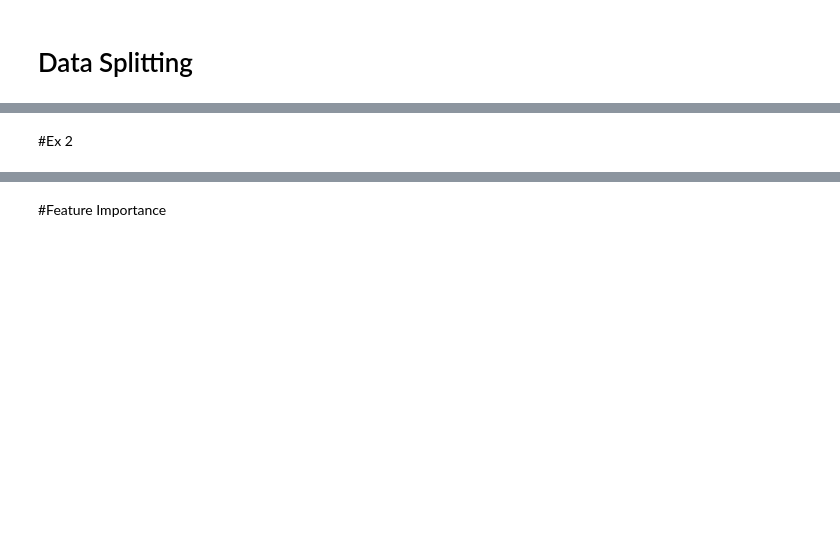
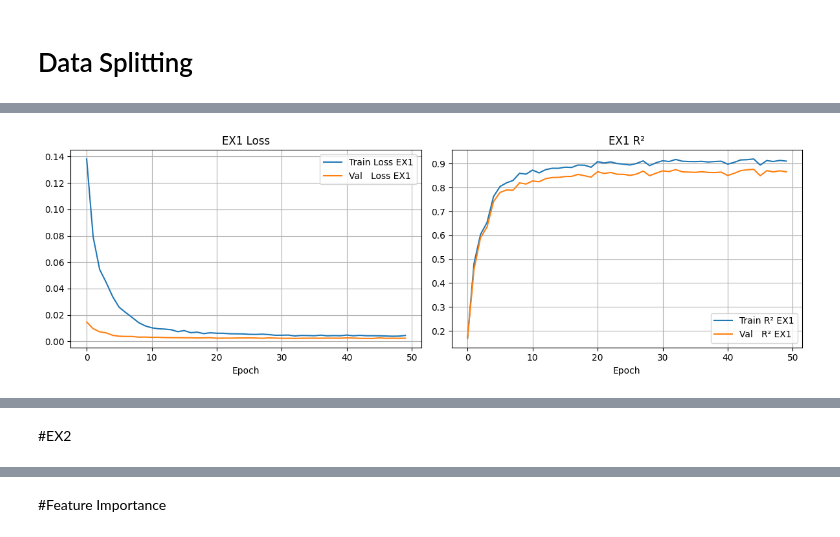
Before and after one commit to shanilev123456/Final-Project-ds, a Jupyter notebook: model.ipynb, the cells around one changed output, grey strips where cells are left out. Drawn from its saved outputs; the diff is of its cells as text; code cells hidden in the pictures; blank space fills up the shorter version.

Commit message:
Add normalized residuals and prediction plots; reorganize notebook cells for clearer analysis

```diff
--- a/model.ipynb
+++ b/model.ipynb
@@ -159,7 +158,7 @@ time: 92.4 ms (started: 2025-05-23 10:48:53 +00:00)
 # %%
-class Model(nn.Module):
+class Model_EX1(nn.Module):
     def __init__(self, input_dim):
-        super(Model, self).__init__()
+        super(Model_EX1, self).__init__()
         self.model = nn.Sequential(
 
             # -------------------Ex.1-------------------------- #
@@ -230,10 +227,10 @@ time: 1.26 ms (started: 2025-05-23 10:48:54 +00:00)
 # %%
-model = Model(X_train_tensor.shape[1]).to(device)
+model1 = Model_EX1(X_train_tensor.shape[1]).to(device)
 criterion = nn.MSELoss()
 # criterion = nn.
-# optimizer = optim.Adam(model.parameters(), lr=0.001, weight_decay=1e-3)
-optimizer = optim.AdamW(model.parameters(), lr=0.0005, weight_decay=0.001)
-# optimizer = optim.Adam(model.parameters(), lr=0.0001, weight_decay=1e-3)
+# optimizer = optim.Adam(model1.parameters(), lr=0.001, weight_decay=1e-3)
+optimizer = optim.AdamW(model1.parameters(), lr=0.0005, weight_decay=0.001)
+# optimizer = optim.Adam(model1.parameters(), lr=0.0001, weight_decay=1e-3)
 
 from torch.optim.lr_scheduler import StepLR
 scheduler = StepLR(optimizer, step_size=10, gamma=0.5)
@@ -293,2 +302,17 @@ time: 22.6 s (started: 2025-05-23 10:49:20 +00:00)
-# %% [markdown]
-#Ex 2
+# %%
+# === CELL – GRAPHS EX1 ===
+plt.figure(figsize=(12,4))
+
+plt.subplot(1,2,1)
+plt.plot(train_loss1, label="Train Loss EX1")
+plt.plot(val_loss1,   label="Val   Loss EX1")
+plt.title("EX1 Loss"); plt.xlabel("Epoch"); plt.legend(); plt.grid(True)
+
+plt.subplot(1,2,2)
+plt.plot(train_r21, label="Train R² EX1")
+plt.plot(val_r21,   label="Val   R² EX1")
+plt.title("EX1 R²"); plt.xlabel("Epoch"); plt.legend(); plt.grid(True)
+
+plt.tight_layout(); plt.show()
+# %% [output]
+[figure, added]
@@ -295,3 +320,5 @@ time: 22.6 s (started: 2025-05-23 10:49:20 +00:00)
+# %% [markdown]
+#EX2
 # %%
 class ModelExperiment2(nn.Module):
     def __init__(self, input_dim):
```
Also changed, not shown: parts of 37 cells of this notebook.
